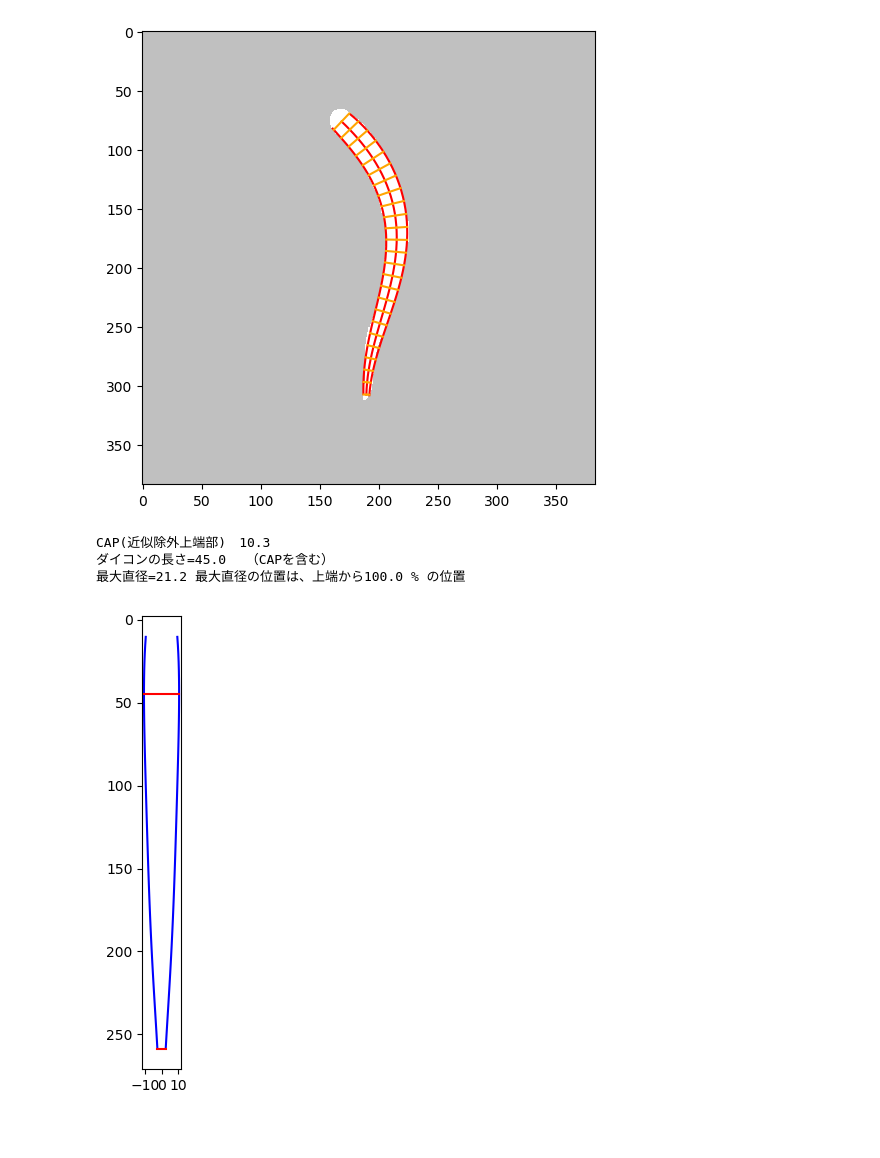
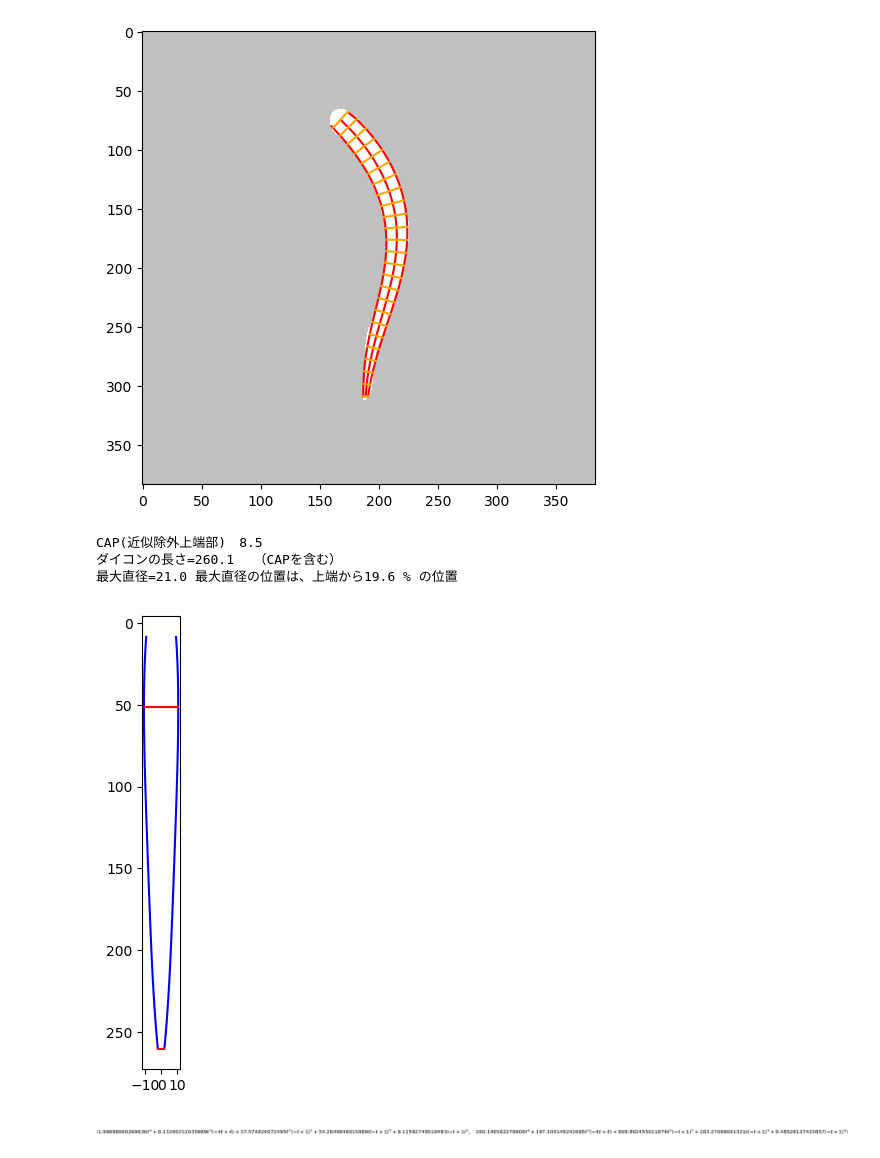
Before and after one commit to iciromaco/RL2nd, a Jupyter notebook: WORK.ipynb, the cells around one changed output. Drawn from its saved outputs; the diff is of its cells as text; code cells hidden in the pictures; blank space fills up the shorter version.

```diff
--- a/WORK.ipynb
+++ b/WORK.ipynb
@@ -599,17 +618,21 @@ diffpara 0.03133213520050057
 diffpara 0.0
 # %%
 # 結果の表示
-PlistL,PlistR = calcWidthFunc(bezL,bezR,bezC,n_samples=25)
-drawBez2(img,bezL,bezR,bezC=bezC,ladder='normal',PlistL=PlistL,PlistR=PlistR,n_samples=25) ;
+PlistL,PlistR,PosL,PosR= calcWidthFunc(bezL,bezR,bezC,n_samples=25)
+drawBez2(img,bezL,bezR,bezC=bezC,ladder='normal',PosL=PosL,PosR=PosR,n_samples=25) ;
 # %% [output]
 [figure]
 # %%
-shapeReconstruction(cnt,PosL,PosR,bezL,bezR,bezC,showImage=True);
+shapeX,shapeY,radishLength, maxDia = shapeReconstruction(cnt,PosL,PosR,bezL,bezR,bezC,cntl,cntr,C=4,precPara=0.01,showImage=True);
 # %% [output]
-CAP(近似除外上端部)　10.3
-ダイコンの長さ=45.0　　（CAPを含む）
-最大直径=21.2 最大直径の位置は、上端から100.0 % の位置
+CAP(近似除外上端部)　8.5
+ダイコンの長さ=260.1　　（CAPを含む）
+最大直径=21.0 最大直径の位置は、上端から19.6 % の位置
-[figure, old version]
+[figure, new version]
+# %%
+shapeX,shapeY
+# %% [output]
+[figure, added]
 # %%
 canvas1,canvas2,areas = diffCnt2Bez(img,cnt,cntl,cntr,bezL,bezR, showImage=True)
 # %% [output]
```
Also changed, not shown: parts of 19 cells of this notebook.
